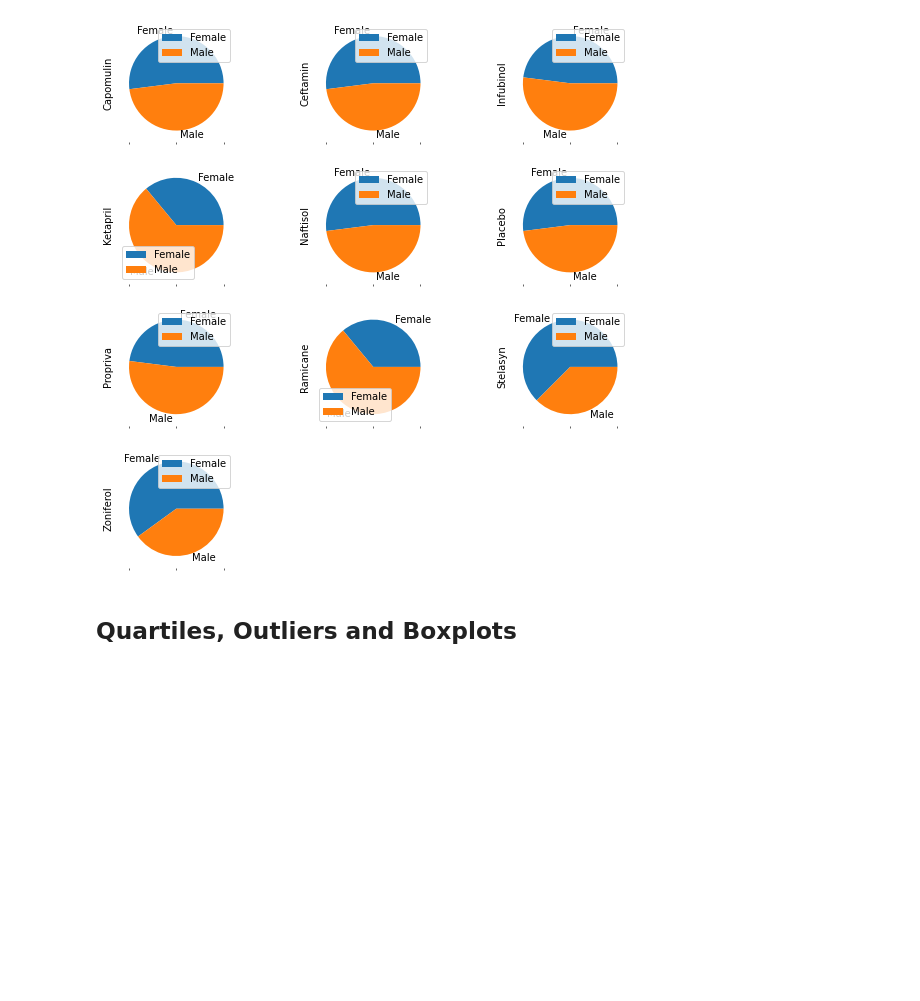
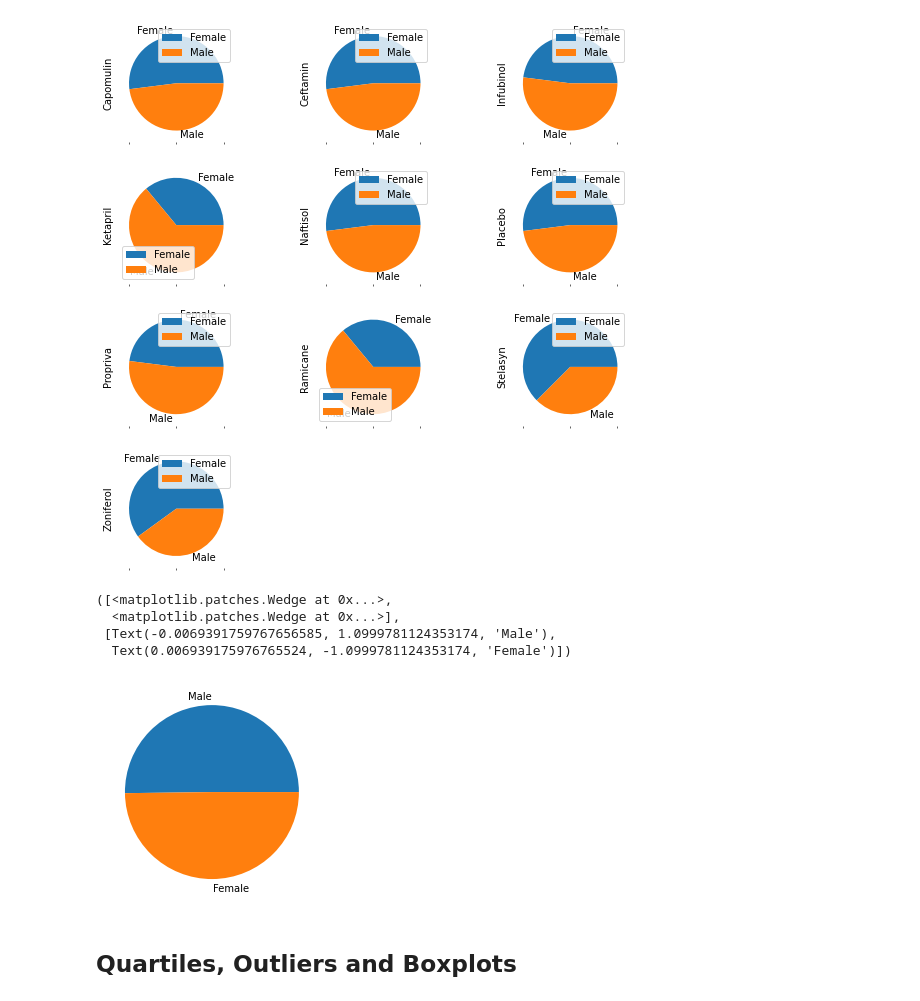
Before and after one commit to engeljason/matplotlib_playground, a Jupyter notebook: Pymaceuticals/pymaceuticals.ipynb, the cells around one changed output. Drawn from its saved outputs; the diff is of its cells as text; code cells hidden in the pictures; blank space fills up the shorter version.

Commit message:
alternate pie graph

```diff
--- a/Pymaceuticals/pymaceuticals.ipynb
+++ b/Pymaceuticals/pymaceuticals.ipynb
@@ -106,6 +106,13 @@ array([[<matplotlib.axes._subplots.AxesSubplot object at 0x...>,
 [figure]
 # %%
 # Generate a pie plot showing the distribution of female versus male mice using pyplot
+plt.pie(x= mouse_metadata_df["Sex"].value_counts(), labels = mouse_metadata_df["Sex"].value_counts().index )
+# %% [output]
+([<matplotlib.patches.Wedge at 0x...>,
+  <matplotlib.patches.Wedge at 0x...>],
+ [Text(-0.0069391759767656585, 1.0999781124353174, 'Male'),
+  Text(0.006939175976765524, -1.0999781124353174, 'Female')])
+[figure, added]
 # %% [markdown]
 ## Quartiles, Outliers and Boxplots
 # %%
```
